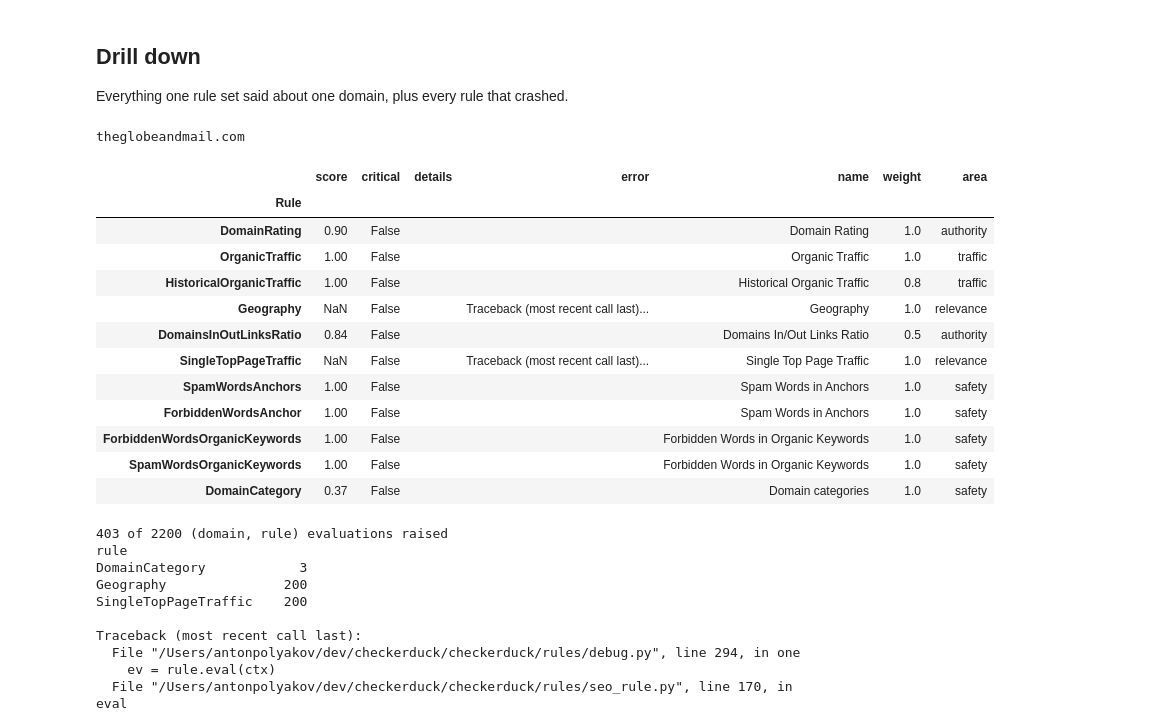
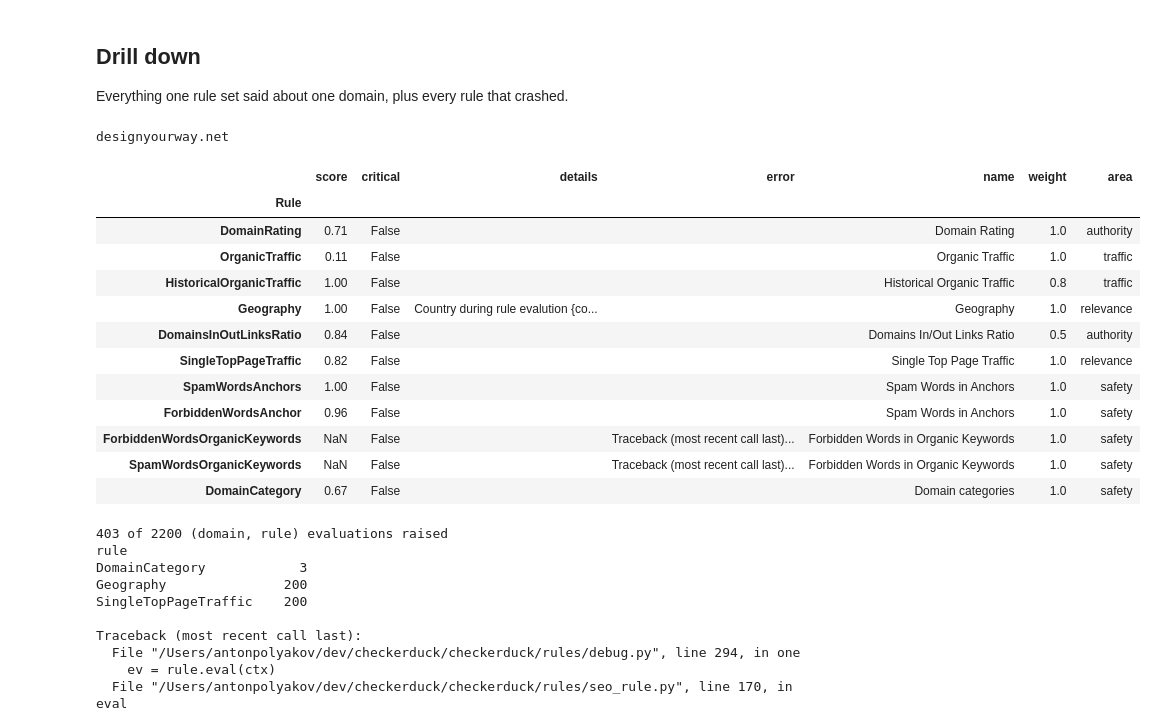
Before and after one commit to as-polyakov/checkerduck, a Jupyter notebook: notebooks/rules_debug.ipynb, the cells around one changed output. Drawn from its saved outputs; the diff is of its cells as text; code cells hidden in the pictures.

```diff
--- a/notebooks/rules_debug.ipynb
+++ b/notebooks/rules_debug.ipynb
@@ -29,22 +30,42 @@ The autoreload extension is already loaded. To reload it, use:
 ROOT = debug.project_root()          # repo root, however the kernel was started
 
 CSV_PATH   = ROOT / "data" / "candidate_domains.csv"
-DB_PATH    = ROOT / "data" / "checkerduck.db"
+DB_PATH    = ROOT / "checkerduck.db"
 NOTES_PATH = ROOT / "notebooks" / "rule_comments.json"
 TARGET_ID  = "x"
 LIMIT      = 200          # the CSV holds ~785 rows; extraction covered the first 200
 
 init_database(db_path=str(DB_PATH), alembic_ini_path=str(ROOT / "alembic.ini") )
 
-DOMAINS = pd.read_csv(CSV_PATH)["url"].dropna().unique().tolist()[:LIMIT]
+ANALYSIS = Analysis(
+        target_id="x",
+        name=None,
+        status=None,
+        created_at=fetched_at_now(),
+        completed_at=None,
+        processed_domains=None,
+        domains=[
+            # AnalysisDomain(domain=d, price_usd=0, notes=None) for d in candidate_domains['url'][:200]],
+            AnalysisDomain(domain=d, price_usd=0, notes=None) for d in [
+               'appsgeyser.io',
+               'on-magazine.co.uk',
+               'bestutahrealestate.com',
+               'englishvers.com',
+               'itsupplychain.com',
+               'designyourway.net',
+               'pc-bottleneck.com',
+               'dearblessings.com',
+               'newsgram.com',
+               'finchannel.com'
+            ]],
+    )
+
 
 # Your notes per domain. A plain JSON file, so they survive kernel restarts.
 COMMENTS = debug.Comments(NOTES_PATH)
 
 print(f"root     {ROOT}")
-print(f"domains  {len(DOMAINS)} from {CSV_PATH.relative_to(ROOT)}, e.g. {DOMAINS[:3]}")
+print(f"domains  {len(ANALYSIS.domains)} e.g. {ANALYSIS.domains[:3]}")
 print(f"notes    {COMMENTS}")
-
-DOMAINS
 # %% [output]
 root     /Users/antonpolyakov/dev/checkerduck
@@ -122,7 +123,7 @@ RULES = [
 ]
 before = globals().get("run")        # kept so the Diff cell can compare
 
-run = debug.evaluate(TARGET_ID, RULES, domains=DOMAINS)
+run = debug.evaluate(ANALYSIS, RULES)
 
 debug.show(run.table(comments=COMMENTS))    # hide_constant=True also drops uninformative rules
 # %% [output]
@@ -191,24 +173,24 @@ Comments('/Users/antonpolyakov/dev/checkerduck/notebooks/rule_comments.json', 3
 
 Everything one rule set said about one domain, plus every rule that crashed.
 # %%
-worst = "theglobeandmail.com" #run.table(ascending=True).index[0]      # table() is best-first now
+worst = "designyourway.net" #run.table(ascending=True).index[0]      # table() is best-first now
 print(worst)
 run.for_domain(worst)
 # %% [output]
-theglobeandmail.com
+designyourway.net
 |  | score | critical | details | error | name | weight | area |
 | Rule |  |  |  |  |  |  |  |
-| DomainRating | 0.90 | False |  |  | Domain Rating | 1.0 | authority |
-| OrganicTraffic | 1.00 | False |  |  | Organic Traffic | 1.0 | traffic |
+| DomainRating | 0.71 | False |  |  | Domain Rating | 1.0 | authority |
+| OrganicTraffic | 0.11 | False |  |  | Organic Traffic | 1.0 | traffic |
 | HistoricalOrganicTraffic | 1.00 | False |  |  | Historical Organic Traffic | 0.8 | traffic |
-| Geography | NaN | False |  | Traceback (most recent call last)... | Geography | 1.0 | relevance |
+| Geography | 1.00 | False | Country during rule evalution {co... |  | Geography | 1.0 | relevance |
 | DomainsInOutLinksRatio | 0.84 | False |  |  | Domains In/Out Links Ratio | 0.5 | authority |
-| SingleTopPageTraffic | NaN | False |  | Traceback (most recent call last)... | Single Top Page Traffic | 1.0 | relevance |
+| SingleTopPageTraffic | 0.82 | False |  |  | Single Top Page Traffic | 1.0 | relevance |
 | SpamWordsAnchors | 1.00 | False |  |  | Spam Words in Anchors | 1.0 | safety |
-| ForbiddenWordsAnchor | 1.00 | False |  |  | Spam Words in Anchors | 1.0 | safety |
-| ForbiddenWordsOrganicKeywords | 1.00 | False |  |  | Forbidden Words in Organic Keywords | 1.0 | safety |
-| SpamWordsOrganicKeywords | 1.00 | False |  |  | Forbidden Words in Organic Keywords | 1.0 | safety |
-| DomainCategory | 0.37 | False |  |  | Domain categories | 1.0 | safety |
+| ForbiddenWordsAnchor | 0.96 | False |  |  | Spam Words in Anchors | 1.0 | safety |
+| ForbiddenWordsOrganicKeywords | NaN | False |  | Traceback (most recent call last)... | Forbidden Words in Organic Keywords | 1.0 | safety |
+| SpamWordsOrganicKeywords | NaN | False |  | Traceback (most recent call last)... | Forbidden Words in Organic Keywords | 1.0 | safety |
+| DomainCategory | 0.67 | False |  |  | Domain categories | 1.0 | safety |
 # %%
 fails = run.failures()
 print(f"{len(fails)} of {run.scores.size} (domain, rule) evaluations raised")
```
Also changed, not shown: parts of 7 cells of this notebook, 19 other files.
